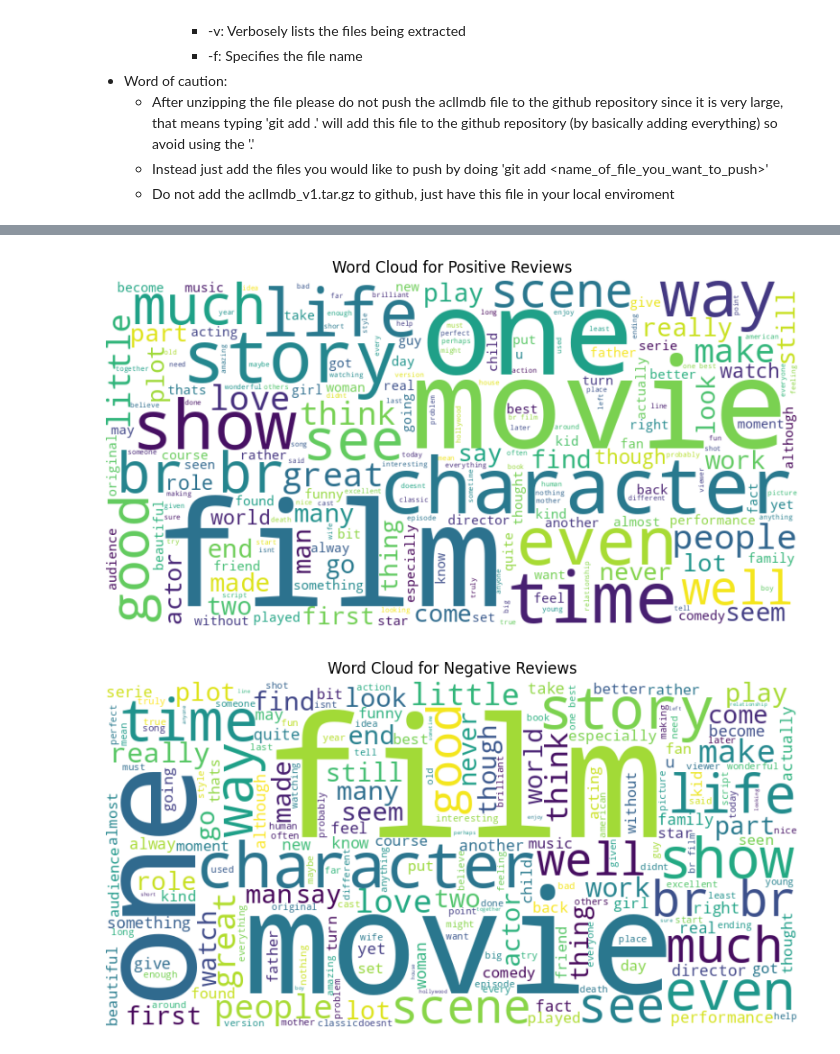
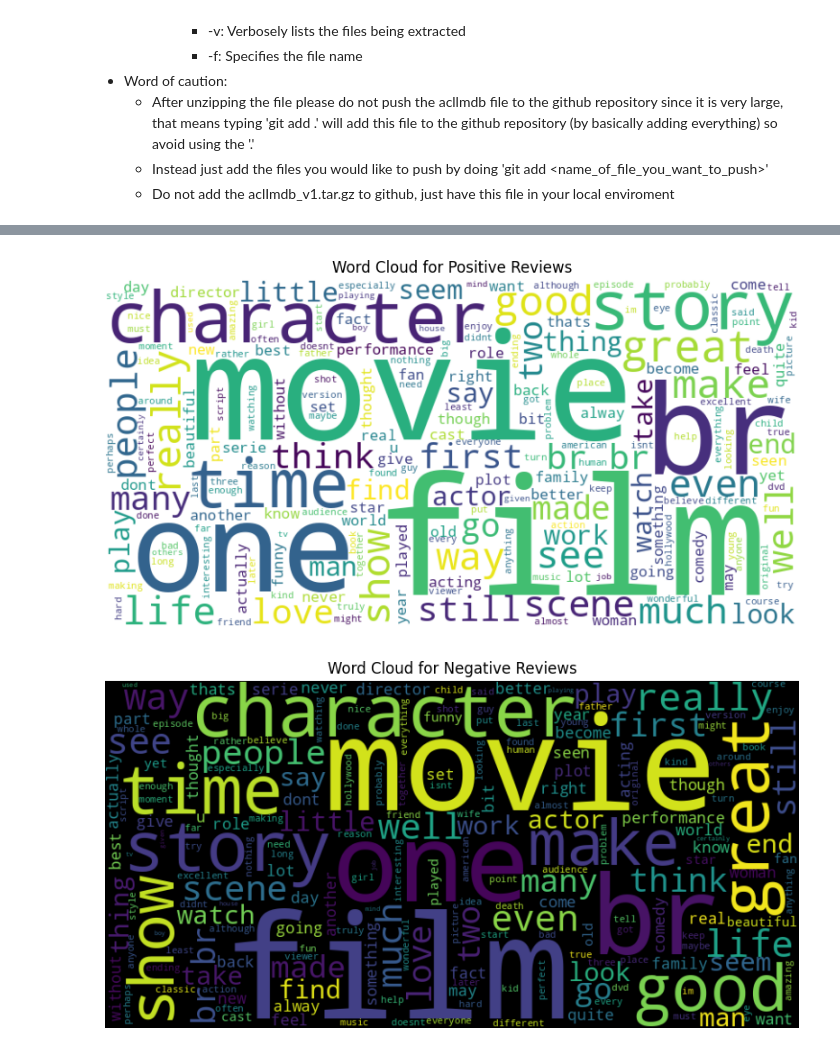
Before and after one commit to safiabout/cs178-group-project, a Jupyter notebook: Data_Understanding.ipynb, the cells around one changed output, grey strips where cells are left out. Drawn from its saved outputs; the diff is of its cells as text; code cells hidden in the pictures.

```diff
--- a/Data_Understanding.ipynb
+++ b/Data_Understanding.ipynb
@@ -54,8 +66,18 @@ base_path = "aclImdb"
 # since this is a classification problem, we will give pos reviews a 1 and neg reviews a 0
 train_pos = load_reviews(os.path.join(base_path, "train/pos"), label=1)
 train_neg = load_reviews(os.path.join(base_path, "train/neg"), label=0)
+train_data_sorted = pd.concat([train_pos, train_neg]).reset_index(drop=True)
+train_data = train_data_sorted.sample(frac=1, random_state=seed).reset_index(drop=True)
 
-train_data = pd.concat([train_pos, train_neg]).reset_index(drop=True)
+test_pos = load_reviews('./aclImdb/test/pos', label=1)
+test_neg = load_reviews('./aclImdb/test/neg', label=0)
+test_data_sorted = pd.concat([test_pos, test_neg]).reset_index(drop=True)
+test_data = test_data_sorted.sample(frac=1, random_state=seed).reset_index(drop=True)
+# %%
+#delete later, smaller data for faster testing
+
+train_data = train_data.sample(n=5000, random_state=seed)
+test_data = test_data.sample(n=5000, random_state=seed)
 # %%
 # show the data to get a rough idea of what we have
 print("Number of reviews:", len(train_data))
@@ -172,19 +238,19 @@ plt.axis("off")
 plt.title("Word Cloud for Positive Reviews")
 plt.show()
 # %% [output]
-[figure, old version]
+[figure, new version]
 # %%
 # then the negatvie reviews
 neg_text = ' '.join(train_data[train_data["label"] == 0]["cleaned_review"])
-wordcloud = WordCloud(width=800, height=400, background_color="white").generate(pos_text)
+wordcloud = WordCloud(width=800, height=400, background_color="black").generate(pos_text)
 
 plt.figure(figsize=(10, 5))
 plt.imshow(wordcloud, interpolation="bilinear")
 plt.axis("off")
 plt.title("Word Cloud for Negative Reviews")
 plt.show()
 # %% [output]
-[figure, old version]
+[figure, new version]
 # %%
 # take a look at the changes we made to the datafram again here
 display(train_data)
```
Also changed, not shown: parts of 17 cells of this notebook, 2 other files.
